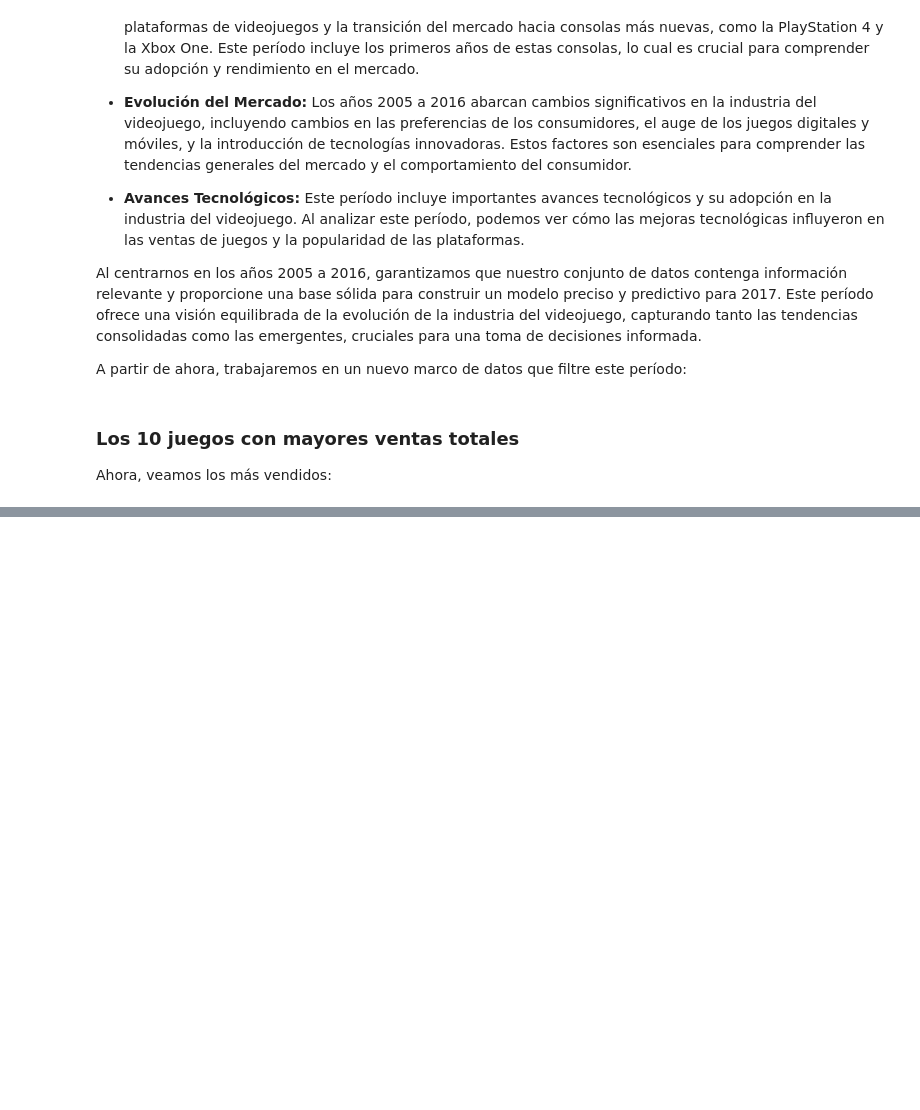
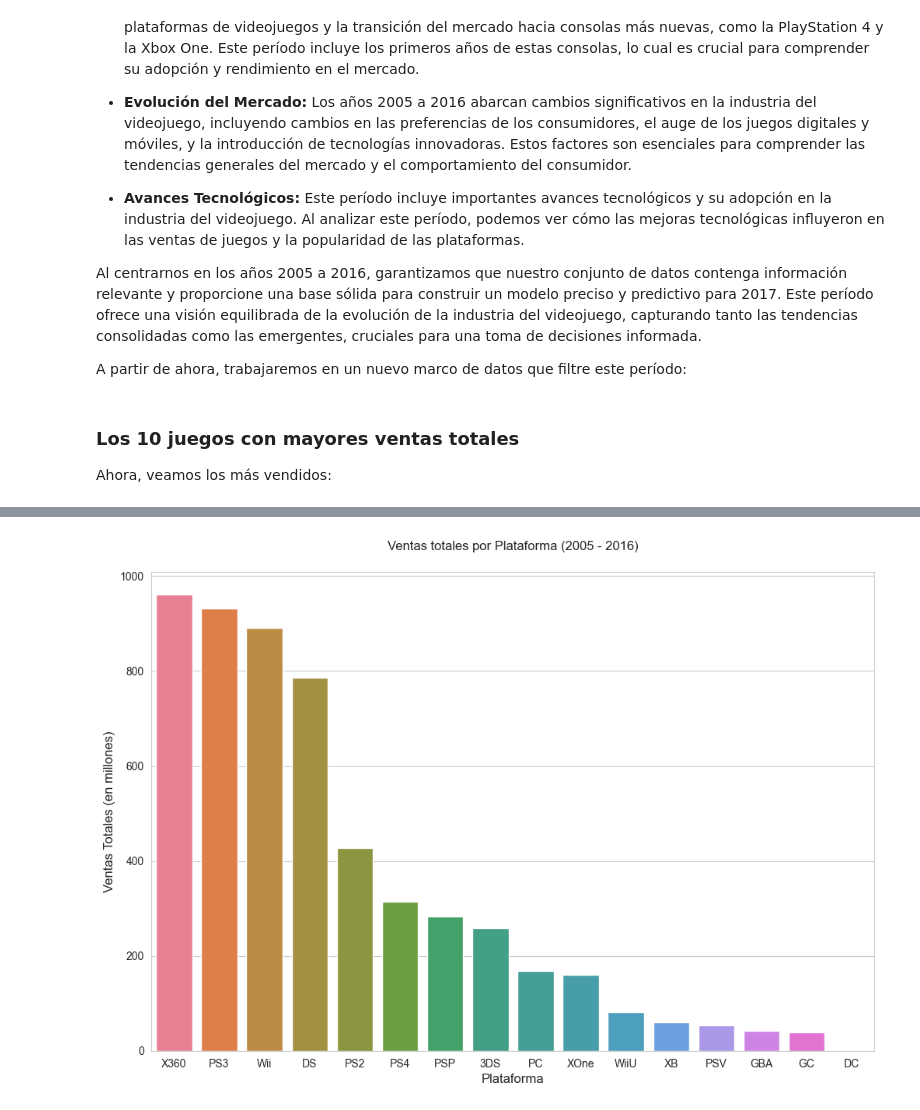
Before and after one commit to cruzdoscar/ice_store, a Jupyter notebook: EDA_videojuegos.ipynb, the cells around one changed output, grey strips where cells are left out. Saved outputs shown, nothing was run; the diff lists cells and outputs as text; code cells hidden in the pictures; blank space fills up the shorter version.

```diff
--- a/EDA_videojuegos.ipynb
+++ b/EDA_videojuegos.ipynb
@@ -682,0 +742,13 @@ Ahora, veamos los más vendidos:
+# %%
+platform_sales = df_recent.groupby('platform')['total_sales'].sum().sort_values(ascending=False)
+
+# Creamos el gráfico
+plt.figure(figsize=(12, 8))
+sns.set_style("whitegrid")
+sns.barplot(x=platform_sales.index, y=platform_sales.values, hue=platform_sales.index, legend=False)
+plt.title('Ventas totales por Plataforma (2005 - 2016)', fontsize=12, pad=20)
+plt.xlabel('Plataforma', fontsize=12)
+plt.ylabel('Ventas Totales (en millones)', fontsize=12)
+plt.show()
+# %% [output]
+[figure, added]
```
Also changed, not shown: parts of 21 cells of this notebook.
